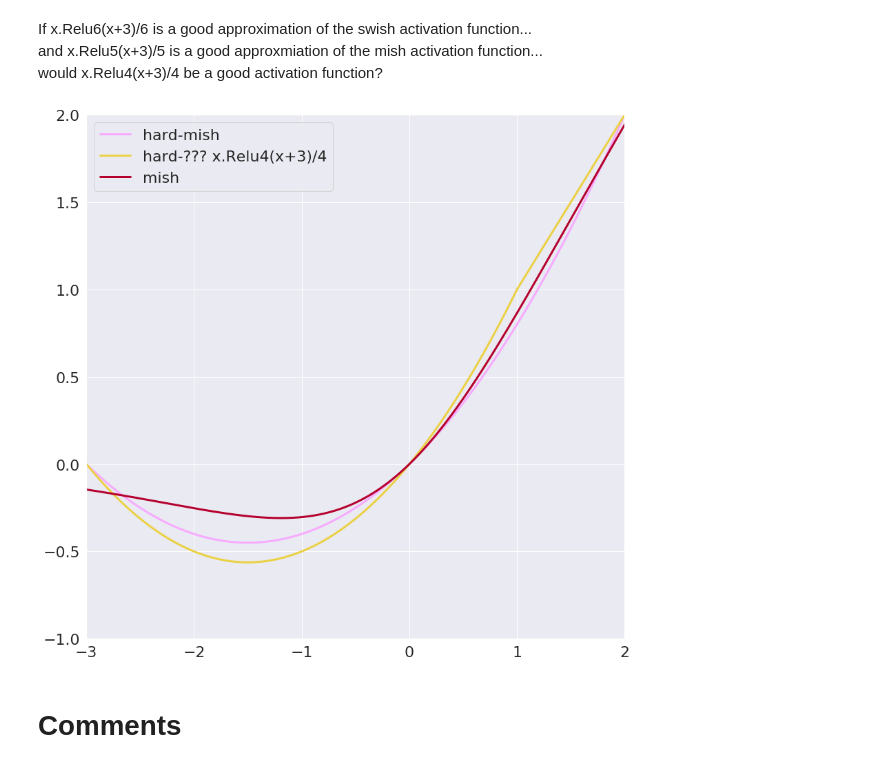
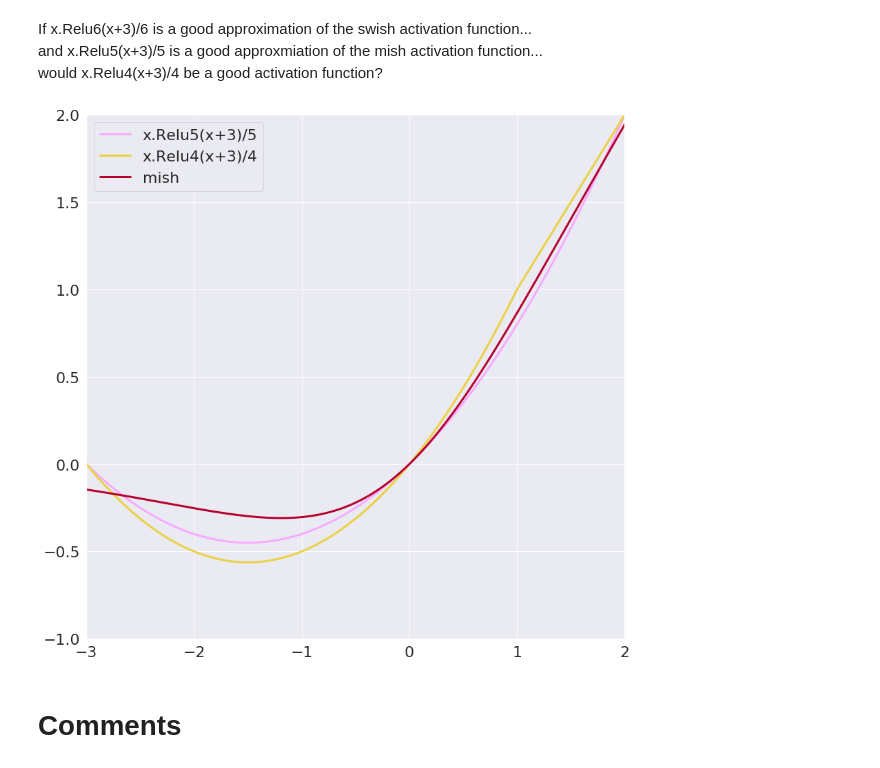
Before and after one commit to andrewRowlinson/data-science, a Jupyter notebook: neural_networks/hard-mish.ipynb, the cells around one changed output. Drawn from its saved outputs; the diff is of its cells as text; code cells hidden in the pictures.

```diff
--- a/neural_networks/hard-mish.ipynb
+++ b/neural_networks/hard-mish.ipynb
@@ -81,16 +81,16 @@ would x.Relu4(x+3)/4 be a good activation function?
 # %%
 y_hard5 = hard_swish(x,add=3,divide=5,a_max=5)
 y_hard4 = hard_swish(x,add=3,divide=4,a_max=4)
 y_mish = mish(x)
 fig,ax = plt.subplots(1, 1, figsize=(14,14));
-ax.plot(x,y_hard5,label="hard-mish",lw=3,color='#f7abff');
-ax.plot(x,y_hard4,label="hard-??? x.Relu4(x+3)/4",lw=3,color='#ebd144');
+ax.plot(x,y_hard5,label="x.Relu5(x+3)/5",lw=3,color='#f7abff');
+ax.plot(x,y_hard4,label="x.Relu4(x+3)/4",lw=3,color='#ebd144');
 ax.plot(x,y_mish,label="mish",lw=3,color='#b5002e');
 ax.set_xlim(-3,2);
 ax.set_ylim(-1,2);
 ax.legend();
 # %% [output]
-[figure, old version]
+[figure, new version]
 # %% [markdown]
 # Comments
 # %% [markdown]
```
Also changed, not shown: parts of 9 cells of this notebook, 1 other file.
